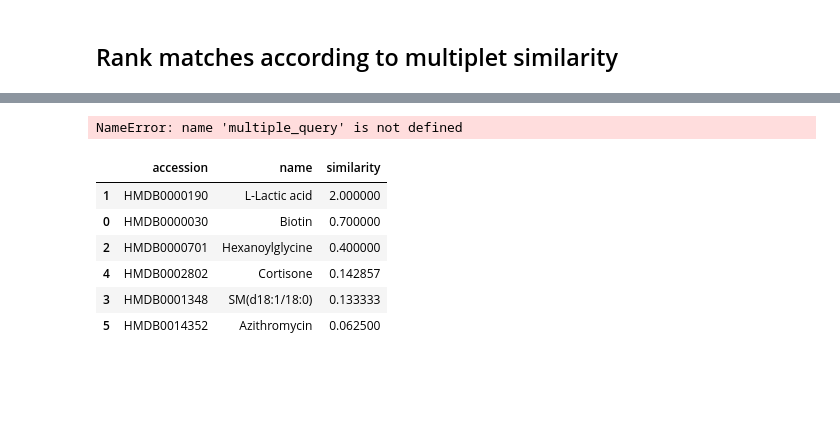
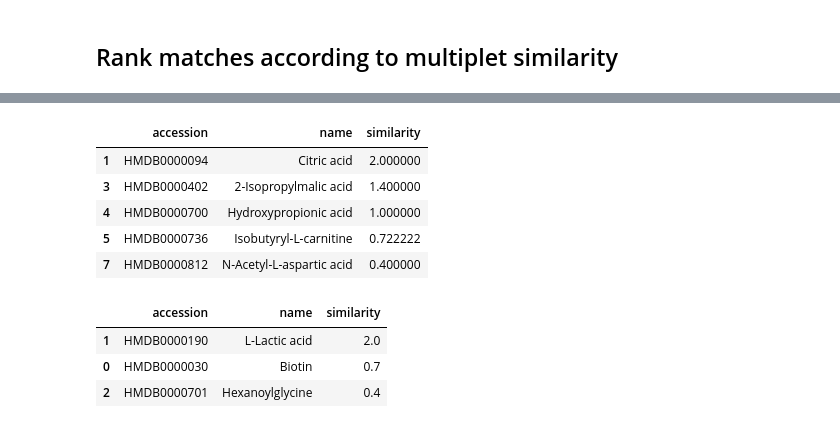
Before and after one commit to phenological/hmdb_utils, a Jupyter notebook: HMDB.ipynb, the cells around one changed output, grey strips where cells are left out. Cells and saved outputs as stored; diff of their text form; code cells hidden in the pictures; blank space fills up the shorter version.

Commit message:
update hmdb

```diff
--- a/HMDB.ipynb
+++ b/HMDB.ipynb
@@ -7,5 +9,6 @@ import pandas as pd
 # %%
-tree = ET.parse('hmdb_urine/urine_metabolites.xml')
+#tree = ET.parse('hmdb_urine/urine_metabolites.xml')
+tree = ET.parse('hmdb_urine/serum_metabolites.xml')
 root = tree.getroot()
 # %%
 def print_element(element, level=0):
@@ -21,5 +24,5 @@ def print_element(element, level=0):
 first = True
 for child in root:
     if first:
-        print_element(child)
+        #print_element(child)
         first = False
@@ -372,9 +384,9 @@ def parse_hmdb_data_clean(text, accession):
 
         #print(multiplets_table.replace(" ", ","))
         # Convert tables to pandas DataFrames
-        peaks_df = pd.read_csv(io.StringIO(peaks_table.replace(" ", ",")), delim_whitespace=True)#sep="\t+", dtype=str)
-        multiplets_df = pd.read_csv(io.StringIO(multiplets_table.replace(" ", ",")), delim_whitespace=True)
-        assignments_df = pd.read_csv(io.StringIO(assignments_table.replace(" ", ",")), delim_whitespace=True)
+        peaks_df = pd.read_csv(io.StringIO(peaks_table.replace(" ", ",")), sep=r"\s+", engine="python")#sep="\t+", dtype=str)
+        multiplets_df = pd.read_csv(io.StringIO(multiplets_table.replace(" ", ",")), sep=r"\s+", engine="python")
+        assignments_df = pd.read_csv(io.StringIO(assignments_table.replace(" ", ",")), sep=r"\s+", engine="python")
 
         # Remove spaces in names
         peaks_df.columns = peaks_df.columns.str.replace(' ', '').str.replace(',', '')
@@ -621,6 +715,15 @@ import pandas as pd
 
 nmrdb = pd.read_csv("inst/spectral1hnmr.csv")
 df = pd.read_csv("inst/metabolites.csv")
+# %%
+# Convert ppm from string to np.array
+nmrdb['ppm'] = nmrdb['ppm'].apply(lambda x: np.array(ast.literal_eval(x.replace("'",''))))
+
+def h_converter(x):
+    x = np.array(ast.literal_eval(x.replace("'",'')))
+    return x / np.sum(x)
+
+nmrdb['heights'] = nmrdb['heights'].apply(lambda x: h_converter(x))
 # %%
 res = df[df['name'].isin(["L-Isoleucine", "L-Leucine", 'L-Valine', 'Isobutyric acid', '3-Hydroxybutyric acid', 'L-Lactic acid', 'L-Alanine', 'Acetic acid'])]
 res = res['accession']
@@ -663,21 +783,23 @@ nmrlist
 # %%
-query = [(2.5, 2.6, 'd'), (2.6, 2.7, 'd')]
+query = [{'range': (2.5, 2.6), 'mult': 'd'}, {'range': (2.6, 2.7), 'mult': 'd'}]
 
 result = multiple_query(query, nmrdb, df)
 result.head()
 # %% [output]
-NameError: name 'multiple_query' is not defined
+|  | accession | name | similarity |
+| 1 | HMDB0000094 | Citric acid | 2.000000 |
+| 3 | HMDB0000402 | 2-Isopropylmalic acid | 1.400000 |
+| 4 | HMDB0000700 | Hydroxypropionic acid | 1.000000 |
+| 5 | HMDB0000736 | Isobutyryl-L-carnitine | 0.722222 |
+| 7 | HMDB0000812 | N-Acetyl-L-aspartic acid | 0.400000 |
 # %%
-query = [(1.25, 1.35, 'd'), (4.05, 4.15, 'q')]
+query = [{'range':(1.25, 1.35), 'mult': 'd'}, {'range': (4.05, 4.15), 'mult': 'q'}]
 
 result = multiple_query(query, nmrdb, df)
 result.head(6)
 # %% [output]
 |  | accession | name | similarity |
-| 1 | HMDB0000190 | L-Lactic acid | 2.000000 |
-| 0 | HMDB0000030 | Biotin | 0.700000 |
-| 2 | HMDB0000701 | Hexanoylglycine | 0.400000 |
-| 4 | HMDB0002802 | Cortisone | 0.142857 |
-| 3 | HMDB0001348 | SM(d18:1/18:0) | 0.133333 |
-| 5 | HMDB0014352 | Azithromycin | 0.062500 |
+| 1 | HMDB0000190 | L-Lactic acid | 2.0 |
+| 0 | HMDB0000030 | Biotin | 0.7 |
+| 2 | HMDB0000701 | Hexanoylglycine | 0.4 |
 # %%
```
Also changed, not shown: parts of 27 cells of this notebook.
